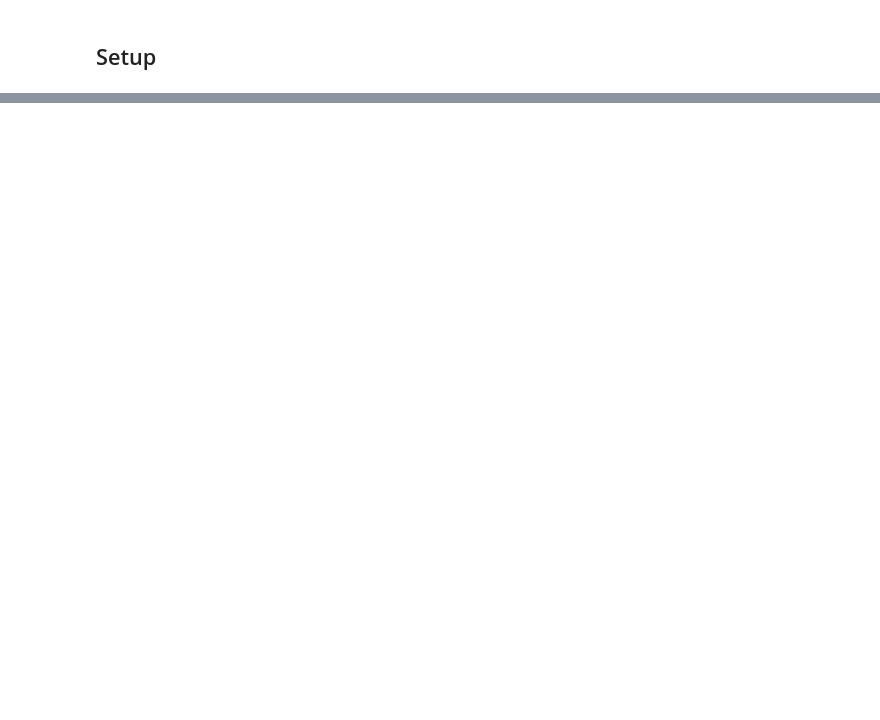
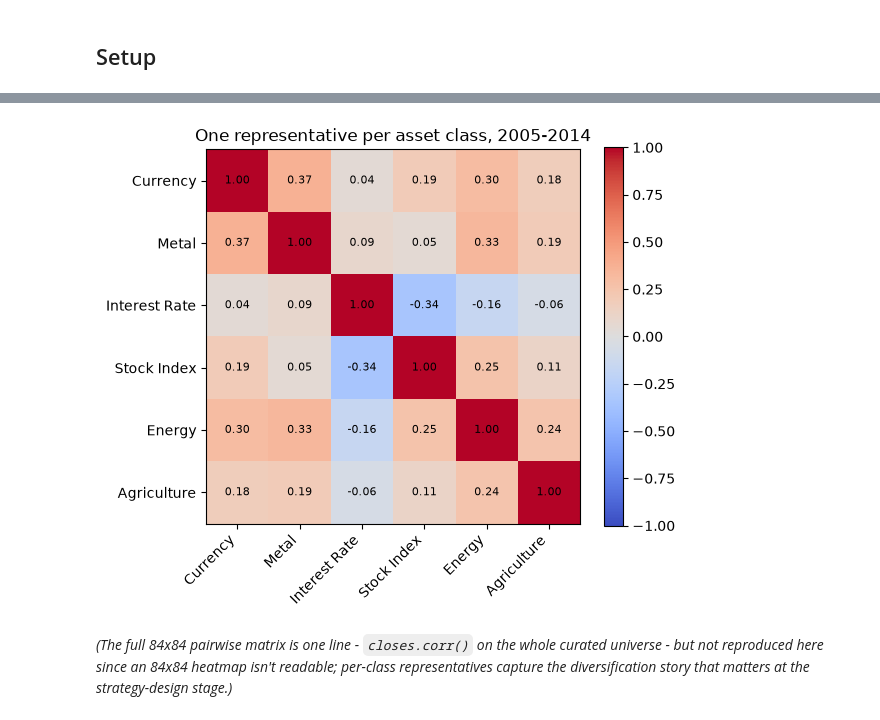
Before and after one commit to small-chicken/NUSInvestForecast, a Jupyter notebook: notebooks/01_data_exploration.ipynb, the cells around one changed output, grey strips where cells are left out. Saved outputs shown, nothing was run; the diff lists cells and outputs as text; code cells hidden in the pictures; blank space fills up the shorter version.

```diff
--- a/notebooks/01_data_exploration.ipynb
+++ b/notebooks/01_data_exploration.ipynb
@@ -26,0 +204,31 @@ Date ranges, missing data, basic stats per asset.
+# %%
+REPRESENTATIVES_BY_CLASS = {
+    '&6E': 'Currency', '&GC': 'Metal', '&ZN': 'Interest Rate',
+    '&ES': 'Stock Index', '&CL': 'Energy', '&ZC': 'Agriculture',
+}
+
+# Same fix as above: per-instrument diff/rolling-vol before combining.
+rep_vol_adjs = {}
+for sym, label in REPRESENTATIVES_BY_CLASS.items():
+    s = data.load_futures(sym + '_CCB').loc[window, 'Close'].dropna()
+    d = s.diff()
+    rep_vol_adjs[label] = d / d.rolling(60).std()
+
+rep_vol_adj = pd.DataFrame(rep_vol_adjs)
+corr = rep_vol_adj.dropna().corr()
+
+fig, ax = plt.subplots(figsize=(6, 5))
+im = ax.imshow(corr, vmin=-1, vmax=1, cmap='coolwarm')
+ax.set_xticks(range(len(corr))); ax.set_xticklabels(corr.columns, rotation=45, ha='right')
+ax.set_yticks(range(len(corr))); ax.set_yticklabels(corr.columns)
+for i in range(len(corr)):
+    for j in range(len(corr)):
+        ax.text(j, i, f'{corr.iloc[i, j]:.2f}', ha='center', va='center', fontsize=8)
+fig.colorbar(im)
+ax.set_title('One representative per asset class, 2005-2014')
+plt.tight_layout()
+plt.show()
+# %% [output]
+[figure, added]
+# %% [markdown]
+_(The full 84x84 pairwise matrix is one line - `closes.corr()` on the whole curated universe - but not reproduced here since an 84x84 heatmap isn't readable; per-class representatives capture the diversification story that matters at the strategy-design stage.)_
```
Also changed, not shown: parts of 24 cells of this notebook, 3 other files.
